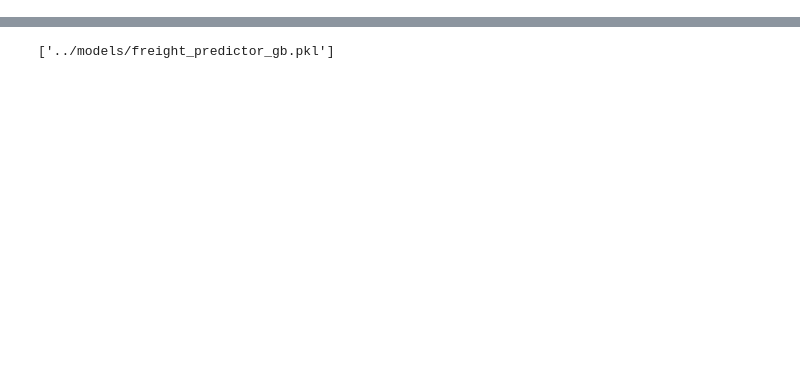
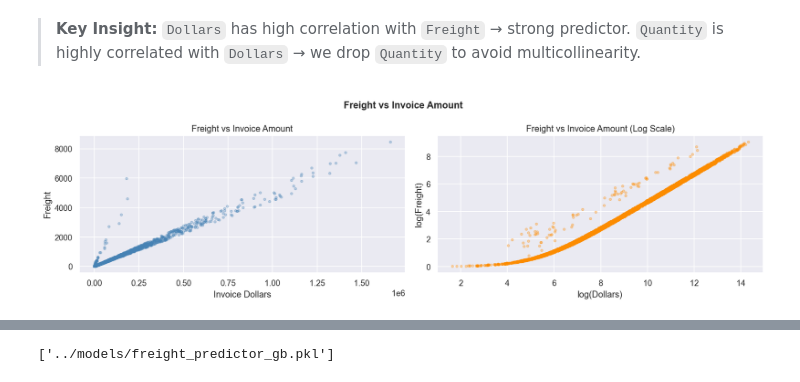
Before and after one commit to MayankSaini-Byte/FreightSense, a Jupyter notebook: notebook/predicting_freight_cost.ipynb, the cells around one changed output, grey strips where cells are left out. Saved outputs shown, nothing was run; the diff lists cells and outputs as text; code cells hidden in the pictures; blank space fills up the shorter version.

```diff
--- a/notebook/predicting_freight_cost.ipynb
+++ b/notebook/predicting_freight_cost.ipynb
@@ -223,0 +119,20 @@ Name: Freight, dtype: float64
+# %% [markdown]
+> **Key Insight:** `Dollars` has high correlation with `Freight` → strong predictor. `Quantity` is highly correlated with `Dollars` → we drop `Quantity` to avoid multicollinearity.
+# %%
+fig, axes = plt.subplots(1, 2, figsize=(14, 4))
+
+axes[0].scatter(df['Dollars'], df['Freight'], alpha=0.3, color='steelblue', s=10)
+axes[0].set_xlabel('Invoice Dollars')
+axes[0].set_ylabel('Freight')
+axes[0].set_title('Freight vs Invoice Amount')
+
+axes[1].scatter(np.log1p(df['Dollars']), np.log1p(df['Freight']), alpha=0.3, color='darkorange', s=10)
+axes[1].set_xlabel('log(Dollars)')
+axes[1].set_ylabel('log(Freight)')
+axes[1].set_title('Freight vs Invoice Amount (Log Scale)')
+
+plt.suptitle('Freight vs Invoice Amount', fontsize=13, fontweight='bold')
+plt.tight_layout()
+plt.show()
+# %% [output]
+[figure, added]
```
Also changed, not shown: parts of 52 cells of this notebook, 8 other files.
